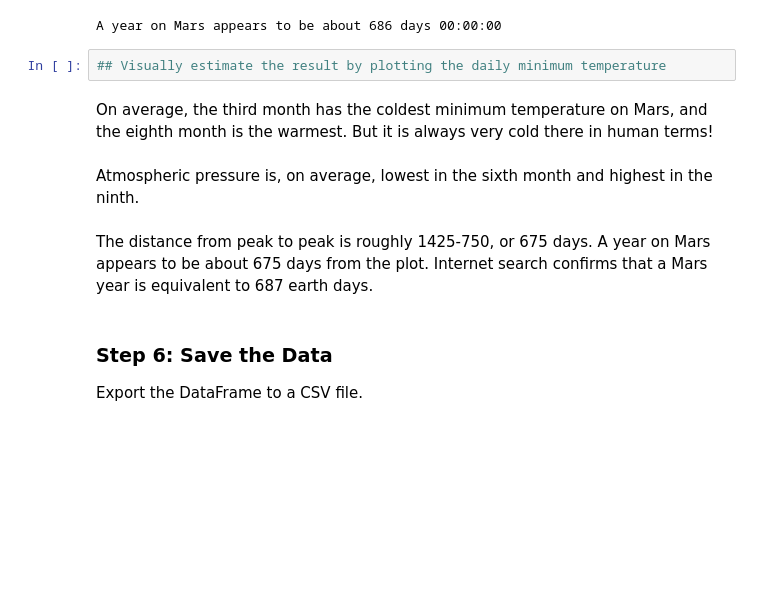
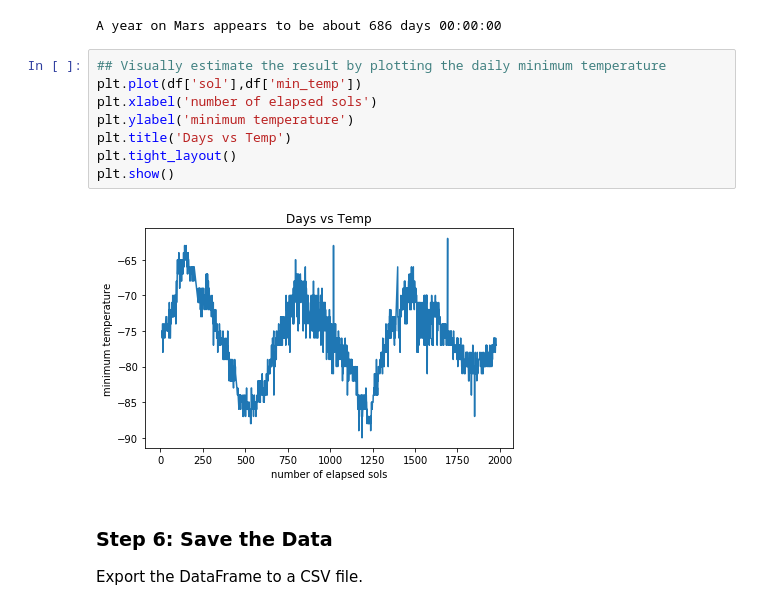
Before and after one commit to csteeves/Module11-Challenge, a Jupyter notebook: part_2_mars_weather.ipynb, the cells around one changed output. Saved outputs shown, nothing was run; the diff lists cells and outputs as text; blank space fills up the shorter version.

```diff
--- a/part_2_mars_weather.ipynb
+++ b/part_2_mars_weather.ipynb
@@ -273,12 +271,14 @@ print(f'A year on Mars appears to be about {one_year}')
 A year on Mars appears to be about 686 days 00:00:00
 # %%
 ## Visually estimate the result by plotting the daily minimum temperature
+plt.plot(df['sol'],df['min_temp'])
+plt.xlabel('number of elapsed sols')
+plt.ylabel('minimum temperature')
+plt.title('Days vs Temp')
+plt.tight_layout()
+plt.show()
+# %% [output]
+[figure, added]
-# %% [markdown]
-On average, the third month has the coldest minimum temperature on Mars, and the eighth month is the warmest. But it is always very cold there in human terms!
-# %% [markdown]
-Atmospheric pressure is, on average, lowest in the sixth month and highest in the ninth.
-# %% [markdown]
-The distance from peak to peak is roughly 1425-750, or 675 days. A year on Mars appears to be about 675 days from the plot. Internet search confirms that a Mars year is equivalent to 687 earth days.
 # %% [markdown]
 ### Step 6: Save the Data
 
```
Also changed, not shown: parts of 1 cell of this notebook, 1 other file.
